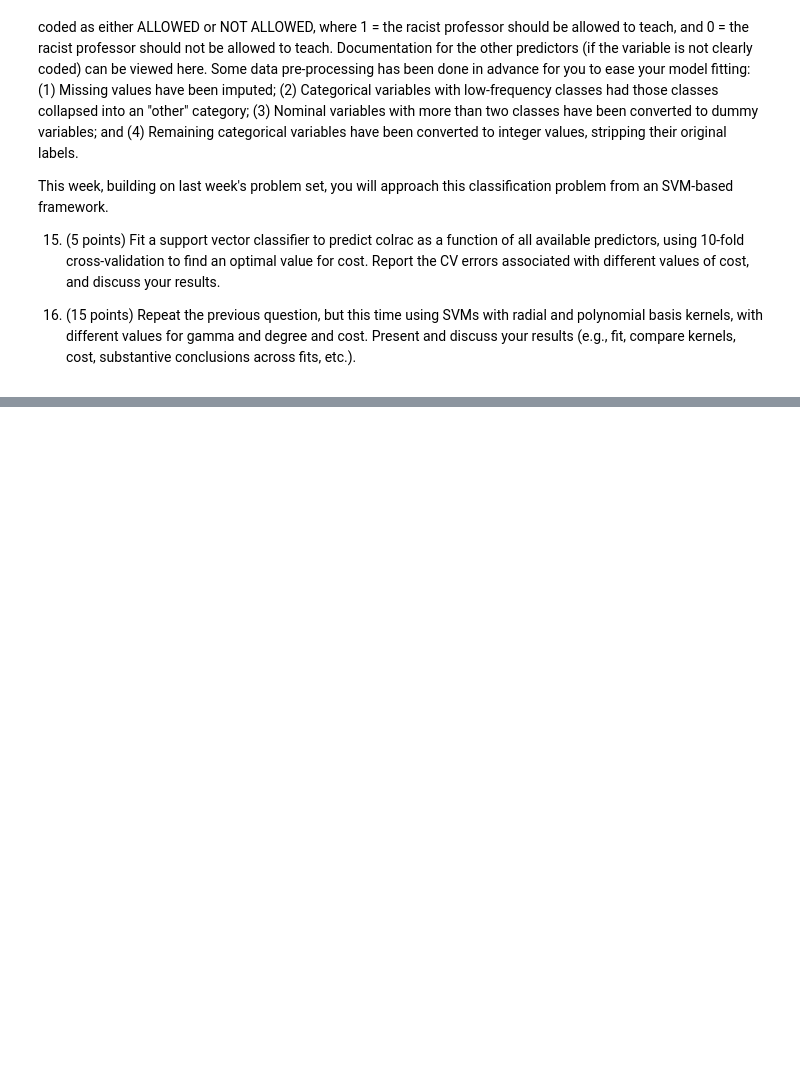
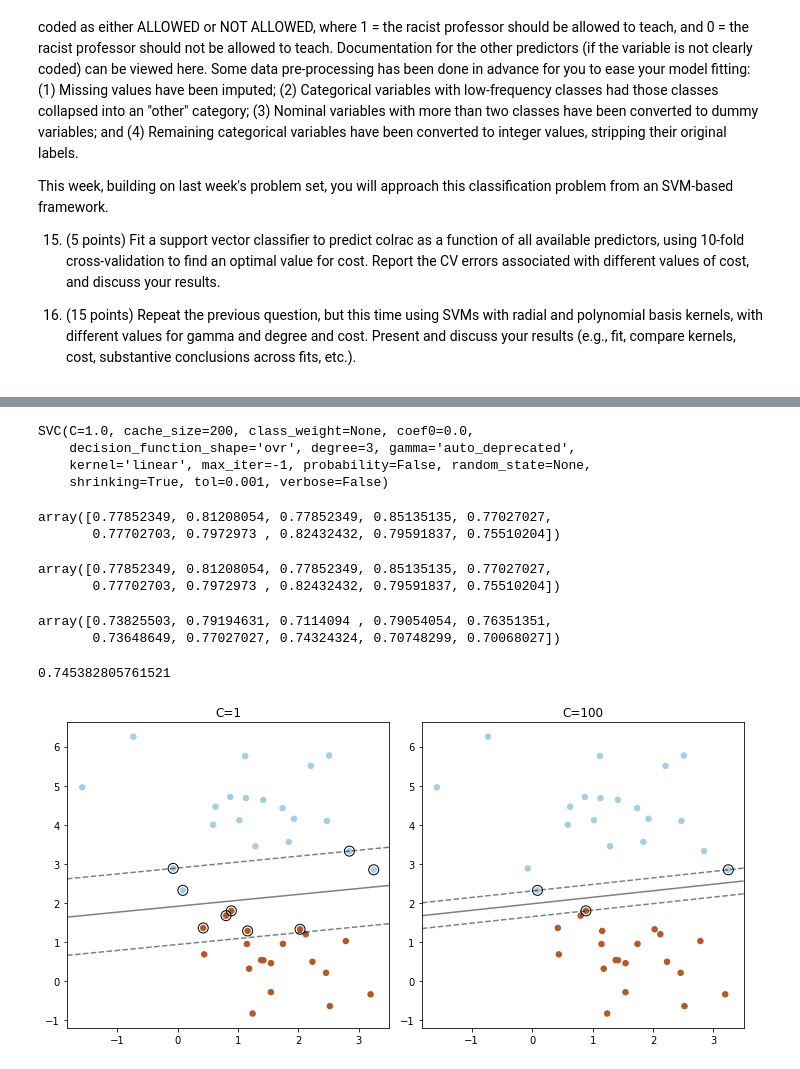
Before and after one commit to anuraag94/problem-set-6, a Jupyter notebook: Regina_Catipon_HW6.ipynb, the cells around one changed output, grey strips where cells are left out. Drawn from its saved outputs; the diff is of its cells as text; code cells hidden in the pictures; blank space fills up the shorter version.

```diff
--- a/Regina_Catipon_HW6.ipynb
+++ b/Regina_Catipon_HW6.ipynb
@@ -48,0 +192,8 @@ This week, building on last week's problem set, you will approach this classific
+# %%
+svc_linear = SVC(kernel = 'linear')
+svc_linear.fit(X_train, y_train)
+# %% [output]
+SVC(C=1.0, cache_size=200, class_weight=None, coef0=0.0,
+    decision_function_shape='ovr', degree=3, gamma='auto_deprecated',
+    kernel='linear', max_iter=-1, probability=False, random_state=None,
+    shrinking=True, tol=0.001, verbose=False)
@@ -48,0 +204,26 @@ This week, building on last week's problem set, you will approach this classific
+# %%
+accu
+# %% [output]
+array([0.77852349, 0.81208054, 0.77852349, 0.85135135, 0.77027027,
+       0.77702703, 0.7972973 , 0.82432432, 0.79591837, 0.75510204])
+# %%
+svm = SVC(kernel = 'rbf', gamma='scale')
+svm.fit(X_train, y_train)
+svm_score = cross_val_score(svc_linear, X_train,
+                           y_train, scoring = 'accuracy', cv = 10)
+svm_score
+# %% [output]
+array([0.77852349, 0.81208054, 0.77852349, 0.85135135, 0.77027027,
+       0.77702703, 0.7972973 , 0.82432432, 0.79591837, 0.75510204])
+# %%
+svc_poly = SVC(kernel = 'poly', gamma='scale').fit(X_train, y_train)
+svc_score= cross_val_score(svc_poly, X_train,
+                           y_train, scoring = 'accuracy', cv = 10)
+svc_score
+# %% [output]
+array([0.73825503, 0.79194631, 0.7114094 , 0.79054054, 0.76351351,
+       0.73648649, 0.77027027, 0.74324324, 0.70748299, 0.70068027])
+# %%
+np.mean(svc_score)
+# %% [output]
+0.745382805761521
@@ -48,0 +234,43 @@ This week, building on last week's problem set, you will approach this classific
+# %%
+
+C = [0.1, 0.5, 1, 10, 15]
+for c in C:
+    print('The cv error for C = {} is'.format(c),
+          1 - np.mean(cross_val_score(SVC(C=c, kernel='linear'), X, y, cv=10, scoring='accuracy')))
+# %%
+import numpy as np
+import matplotlib.pyplot as plt
+from sklearn.datasets import make_blobs
+from sklearn.svm import LinearSVC
+
+X, y = make_blobs(n_samples=40, centers=2, random_state=0)
+
+plt.figure(figsize=(10, 5))
+for i, C in enumerate([1, 100]):
+    # "hinge" is the standard SVM loss
+    clf = LinearSVC(C=C, loss="hinge", random_state=42).fit(X, y)
+    # obtain the support vectors through the decision function
+    decision_function = clf.decision_function(X)
+    # we can also calculate the decision function manually
+    # decision_function = np.dot(X, clf.coef_[0]) + clf.intercept_[0]
+    support_vector_indices = np.where((2 * y - 1) * decision_function <= 1)[0]
+    support_vectors = X[support_vector_indices]
+
+    plt.subplot(1, 2, i + 1)
+    plt.scatter(X[:, 0], X[:, 1], c=y, s=30, cmap=plt.cm.Paired)
+    ax = plt.gca()
+    xlim = ax.get_xlim()
+    ylim = ax.get_ylim()
+    xx, yy = np.meshgrid(np.linspace(xlim[0], xlim[1], 50),
+                         np.linspace(ylim[0], ylim[1], 50))
+    Z = clf.decision_function(np.c_[xx.ravel(), yy.ravel()])
+    Z = Z.reshape(xx.shape)
+    plt.contour(xx, yy, Z, colors='k', levels=[-1, 0, 1], alpha=0.5,
+                linestyles=['--', '-', '--'])
+    plt.scatter(support_vectors[:, 0], support_vectors[:, 1], s=100,
+                linewidth=1, facecolors='none', edgecolors='k')
+    plt.title("C=" + str(C))
+plt.tight_layout()
+plt.show()
+# %% [output]
+[figure, added]
```
Also changed, not shown: parts of 20 cells of this notebook.
